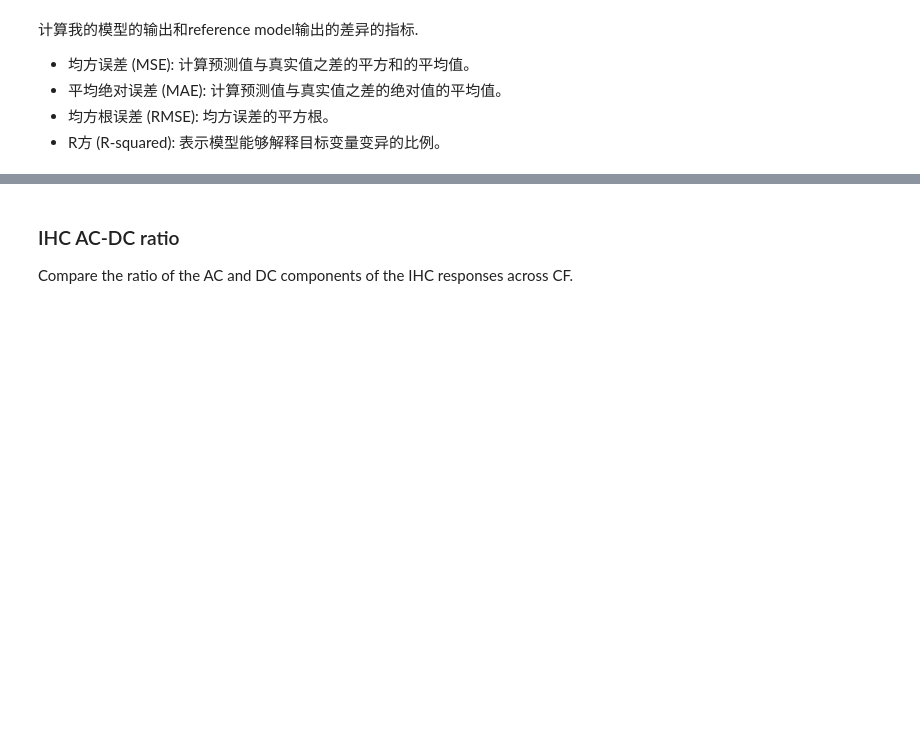
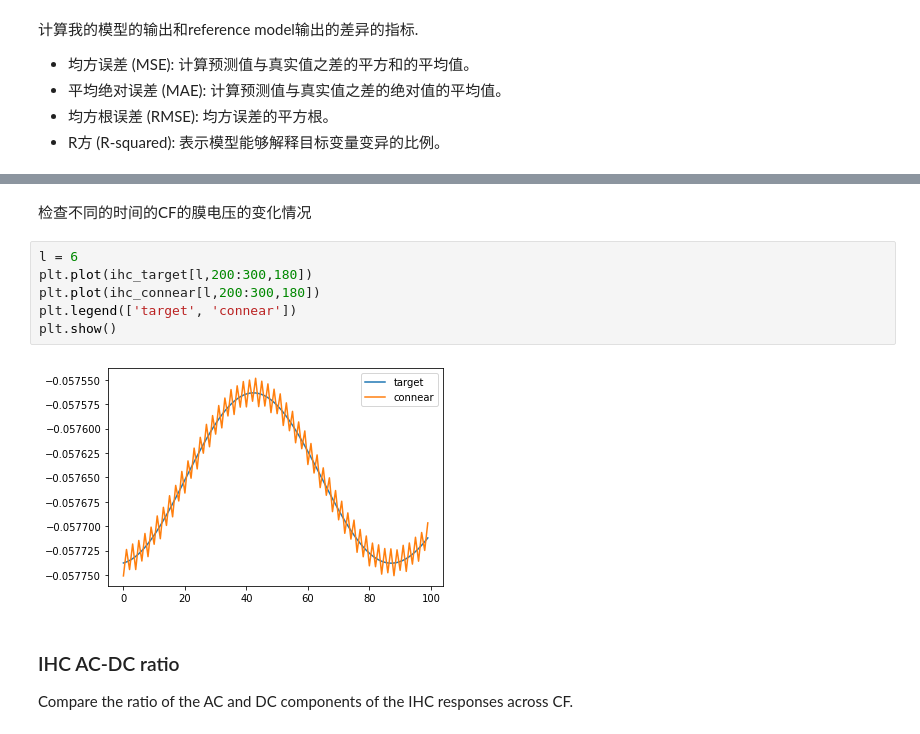
Before and after one commit to xuhe2/CoNNear_IHC-ANF, a Jupyter notebook: connear_notebook.ipynb, the cells around one changed output, grey strips where cells are left out. Cells and saved outputs as stored; diff of their text form; blank space fills up the shorter version.

```diff
--- a/connear_notebook.ipynb
+++ b/connear_notebook.ipynb
@@ -379,4 +495,14 @@ Mean Absolute Error: 0.00016653166279227935
 ---
+# %% [markdown]
+检查不同的时间的CF的膜电压的变化情况
+# %%
+l = 6
+plt.plot(ihc_target[l,200:300,180])
+plt.plot(ihc_connear[l,200:300,180])
+plt.legend(['target', 'connear'])
+plt.show()
+# %% [output]
+[figure, added]
 # %% [markdown]
 ### IHC AC-DC ratio
 Compare the ratio of the AC and DC components of the IHC responses across CF.
```
Also changed, not shown: parts of 7 cells of this notebook.
